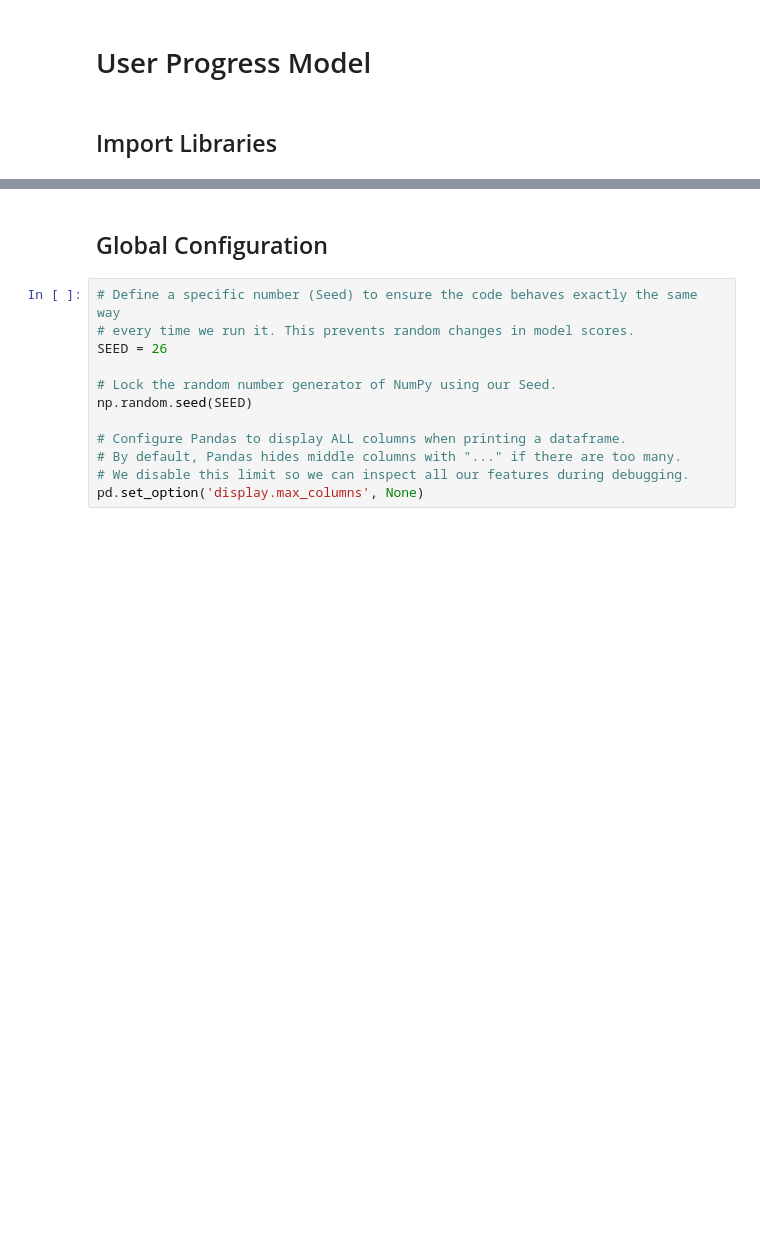
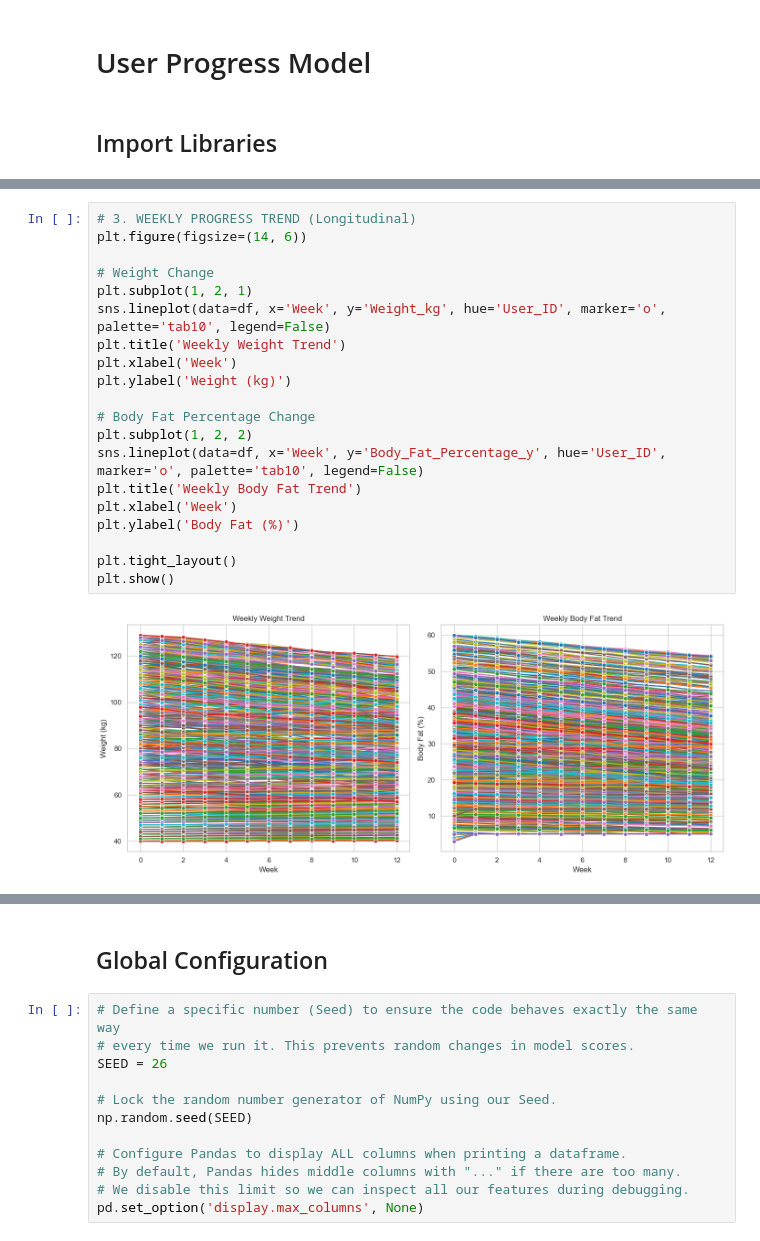
Before and after one commit to crisvito/viktorifit-ml, a Jupyter notebook: notebooks/models/modeling_dataset_progress.ipynb, the cells around one changed output, grey strips where cells are left out. Cells and saved outputs as stored; diff of their text form; blank space fills up the shorter version.

```diff
--- a/notebooks/models/modeling_dataset_progress.ipynb
+++ b/notebooks/models/modeling_dataset_progress.ipynb
@@ -17,0 +64,22 @@ from sklearn.preprocessing import LabelEncoder
+# %%
+# 3. WEEKLY PROGRESS TREND (Longitudinal)
+plt.figure(figsize=(14, 6))
+
+# Weight Change
+plt.subplot(1, 2, 1)
+sns.lineplot(data=df, x='Week', y='Weight_kg', hue='User_ID', marker='o', palette='tab10', legend=False)
+plt.title('Weekly Weight Trend')
+plt.xlabel('Week')
+plt.ylabel('Weight (kg)')
+
+# Body Fat Percentage Change
+plt.subplot(1, 2, 2)
+sns.lineplot(data=df, x='Week', y='Body_Fat_Percentage_y', hue='User_ID', marker='o', palette='tab10', legend=False)
+plt.title('Weekly Body Fat Trend')
+plt.xlabel('Week')
+plt.ylabel('Body Fat (%)')
+
+plt.tight_layout()
+plt.show()
+# %% [output]
+[figure, added]
```
Also changed, not shown: parts of 8 cells of this notebook, 2 other files.
